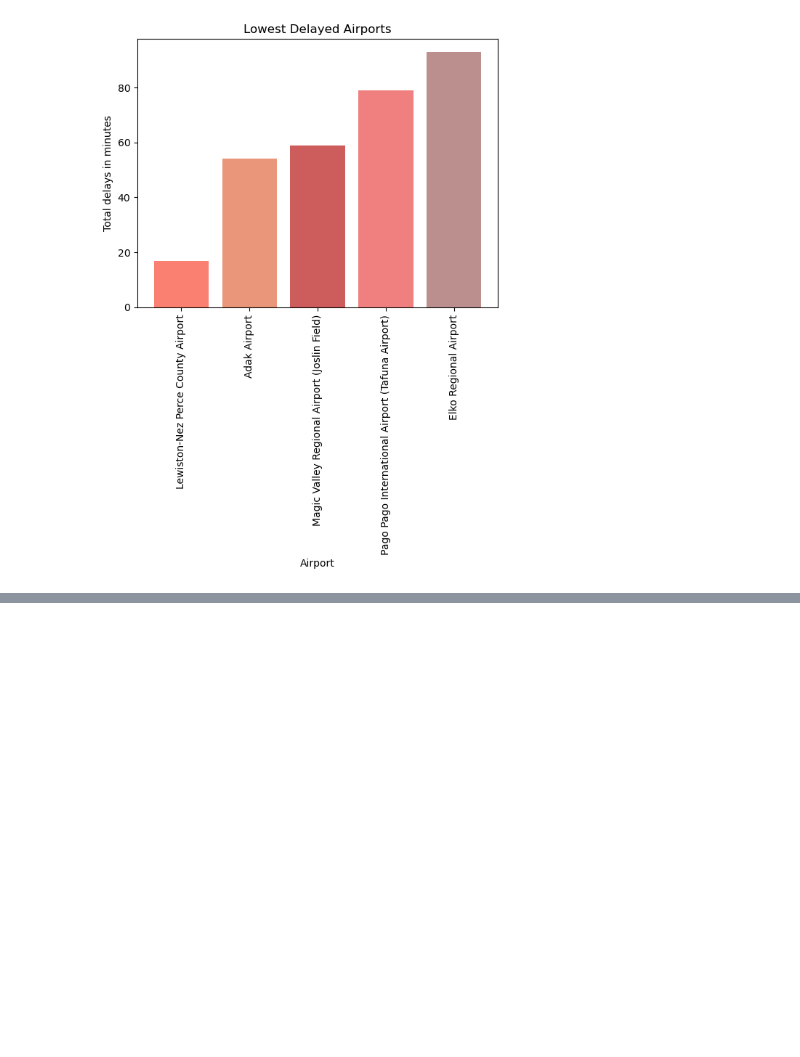
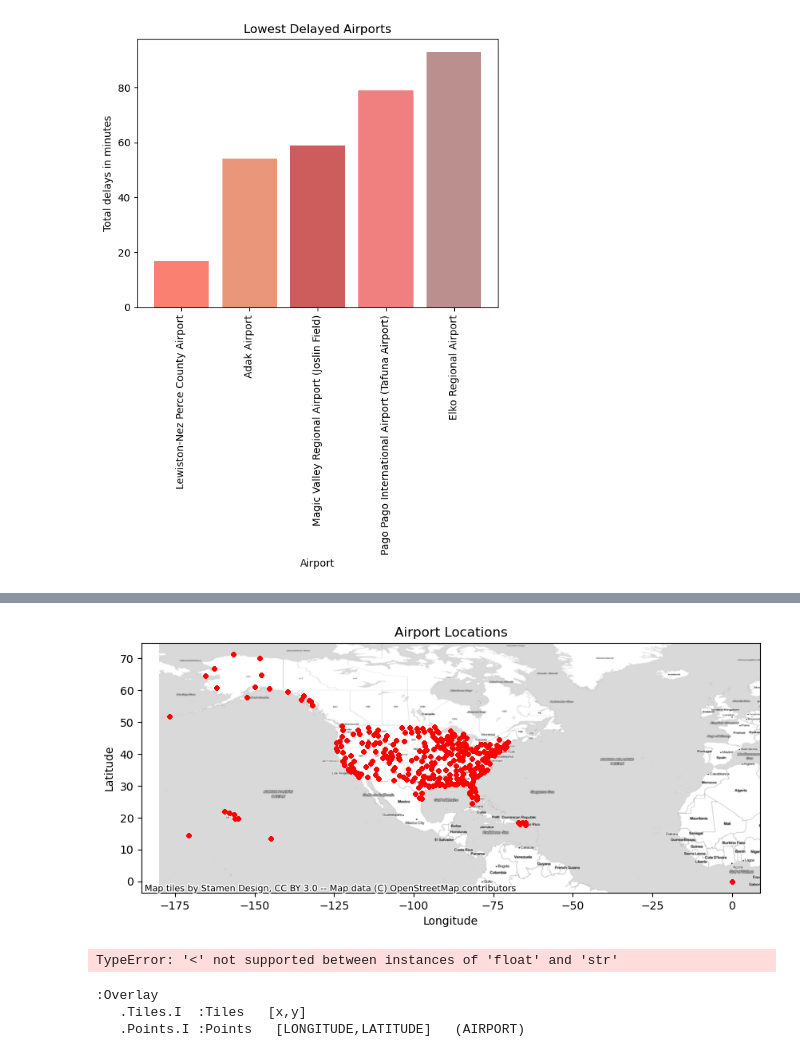
Before and after one commit to mmonary/Git_Er_Done_New, a Jupyter notebook: elm_starter_code copy.ipynb, the cells around one changed output, grey strips where cells are left out. Drawn from its saved outputs; the diff is of its cells as text; code cells hidden in the pictures; blank space fills up the shorter version.

```diff
--- a/elm_starter_code copy.ipynb
+++ b/elm_starter_code copy.ipynb
@@ -420,0 +473,40 @@ plt.show()
+# %%
+flight_data_cleaned['LONGITUDE'] = flight_data_cleaned['LONGITUDE'].astype(float)
+flight_data_cleaned['LATITUDE'] = flight_data_cleaned['LATITUDE'].astype(float)
+
+# Plot the map
+fig, ax = plt.subplots(figsize=(10, 8))
+ax.scatter(flight_data_cleaned['LONGITUDE'], flight_data_cleaned['LATITUDE'], color='red', s=10)
+
+# Add map tiles
+ctx.add_basemap(ax, crs='EPSG:4326', source=ctx.providers.Stamen.TonerLite)
+
+# Customize the map
+ax.set_xlabel('Longitude')
+ax.set_ylabel('Latitude')
+ax.set_title('Airport Locations')
+
+# Show the map
+plt.show()
+# %% [output]
+[figure, added]
+# %%
+
+map_plot_2 = flights_all_delayed_df.hvplot.points(
+    "LONGITUDE",
+    "LATITUDE",
+    geo = True,
+    frame_width = 800,
+    frame_height = 600,
+    tiles = "EsriImagery",
+    size = "Total delays in minutes",
+    scale = 0.5,
+    color = "AIRPORT"
+)
+# Display the map plot
+map_plot_2
+# %% [output]
+TypeError: '<' not supported between instances of 'float' and 'str'
+:Overlay
+   .Tiles.I  :Tiles   [x,y]
+   .Points.I :Points   [LONGITUDE,LATITUDE]   (AIRPORT)
```
Also changed, not shown: parts of 4 cells of this notebook.
